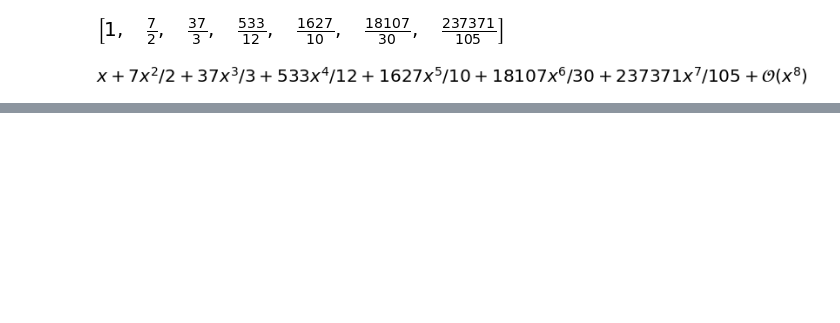
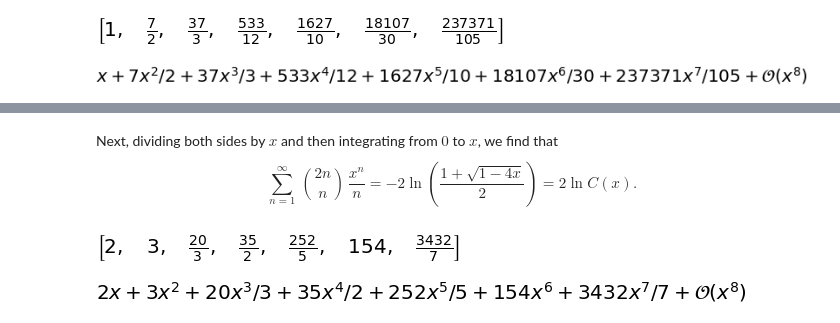
Before and after one commit to mameli/Analysis_and_Design_of_Algorithms, a Jupyter notebook: Chen21/chen.ipynb, the cells around one changed output, grey strips where cells are left out. Cells and saved outputs as stored; diff of their text form; code cells hidden in the pictures; blank space fills up the shorter version.

```diff
--- a/Chen21/chen.ipynb
+++ b/Chen21/chen.ipynb
@@ -243,0 +258,13 @@ series(h13_1(x), x, n = 8)
+# %% [markdown]
+Next, dividing both sides by $x$ and then integrating from $0$ to $x$, we find that
+$$\sum_{n=1}^\infty\,\binom{2n}{n}\,\frac{x^n}{n} = -2 \ln\left(\frac{1+\sqrt{1- 4x}}{2}\right) = 2\ln C(x).$$
+# %%
+h15 = Lambda([n], binomial(2*n, n)/n)
+[(h15(i).doit()) for i in range(1, 8)]
+# %% [output]
+[figure, added]
+# %%
+h15_expr = Lambda([x], -2* ln((1+sqrt(1-4*x))/2))
+series(h15_expr(x).doit(), x, n = 8)
+# %% [output]
+[figure, added]
```
Also changed, not shown: parts of 48 cells of this notebook.
